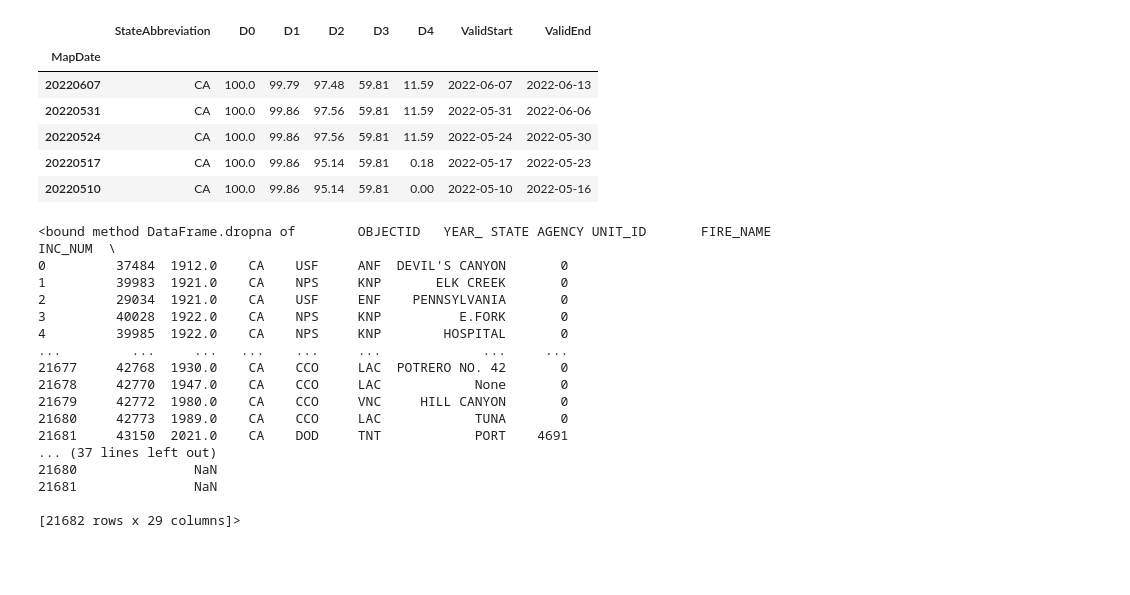
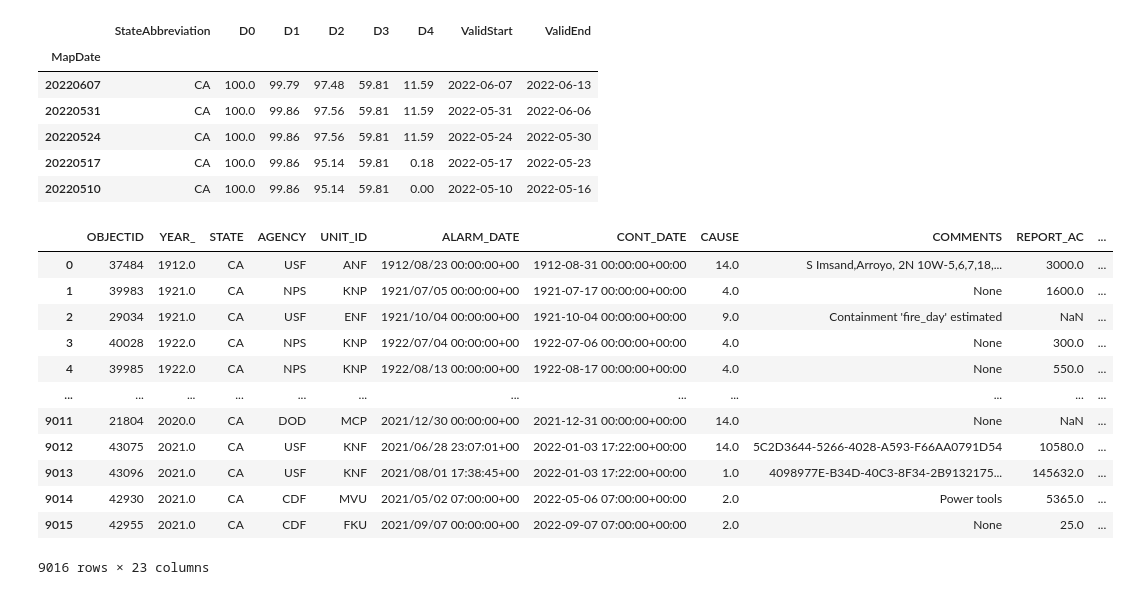
Before and after one commit to TimGannaway/DraughtFire, a Jupyter notebook: ETL_Example.ipynb, the cells around one changed output. Saved outputs shown, nothing was run; the diff lists cells and outputs as text; code cells hidden in the pictures; blank space fills up the shorter version.

```diff
--- a/ETL_Example.ipynb
+++ b/ETL_Example.ipynb
@@ -114,28 +86,23 @@ fire_drought_df = pd.merge(fire_df, drought_df, left_on=[])
 # %%
 conn = sqlite3.connect(":memory:")
 
-fire_df.to_sql("fire_df", conn, index=False)
-drought_df.to_sql("drought_df", conn, index=False)
-qry = "SELECT * FROM fire_df LEFT JOIN drought_df ON CONT_DATE >= ValidStart and CONT_DATE <= ValidEnd"
-tt = pd.read_sql_query(qry,conn)
+fire_transformed.to_sql("fire_transformed", conn, index=False)
+drought_transformed.to_sql("drought_transformed", conn, index=False)
+qry = "SELECT * FROM fire_transformed LEFT JOIN drought_transformed ON CONT_DATE >= ValidStart and CONT_DATE <= ValidEnd"
+drought_fire_df = pd.read_sql_query(qry,conn)
 # %%
-test = tt.dropna
-test
+drought_fire_df
 # %% [output]
+|  | OBJECTID | YEAR_ | STATE | AGENCY | UNIT_ID | ALARM_DATE | CONT_DATE | CAUSE | COMMENTS | REPORT_AC | ... |
+| 0 | 37484 | 1912.0 | CA | USF | ANF | 1912/08/23 00:00:00+00 | 1912-08-31 00:00:00+00:00 | 14.0 | S Imsand,Arroyo, 2N 10W-5,6,7,18,... | 3000.0 | ... |
+| 1 | 39983 | 1921.0 | CA | NPS | KNP | 1921/07/05 00:00:00+00 | 1921-07-17 00:00:00+00:00 | 4.0 | None | 1600.0 | ... |
+| 2 | 29034 | 1921.0 | CA | USF | ENF | 1921/10/04 00:00:00+00 | 1921-10-04 00:00:00+00:00 | 9.0 | Containment 'fire_day' estimated | NaN | ... |
+| 3 | 40028 | 1922.0 | CA | NPS | KNP | 1922/07/04 00:00:00+00 | 1922-07-06 00:00:00+00:00 | 4.0 | None | 300.0 | ... |
+| 4 | 39985 | 1922.0 | CA | NPS | KNP | 1922/08/13 00:00:00+00 | 1922-08-17 00:00:00+00:00 | 4.0 | None | 550.0 | ... |
+| ... | ... | ... | ... | ... | ... | ... | ... | ... | ... | ... | ... |
+| 9011 | 21804 | 2020.0 | CA | DOD | MCP | 2021/12/30 00:00:00+00 | 2021-12-31 00:00:00+00:00 | 14.0 | None | NaN | ... |
+| 9012 | 43075 | 2021.0 | CA | USF | KNF | 2021/06/28 23:07:01+00 | 2022-01-03 17:22:00+00:00 | 14.0 | 5C2D3644-5266-4028-A593-F66AA0791D54 | 10580.0 | ... |
+| 9013 | 43096 | 2021.0 | CA | USF | KNF | 2021/08/01 17:38:45+00 | 2022-01-03 17:22:00+00:00 | 1.0 | 4098977E-B34D-40C3-8F34-2B9132175... | 145632.0 | ... |
+| 9014 | 42930 | 2021.0 | CA | CDF | MVU | 2021/05/02 07:00:00+00 | 2022-05-06 07:00:00+00:00 | 2.0 | Power tools | 5365.0 | ... |
+| 9015 | 42955 | 2021.0 | CA | CDF | FKU | 2021/09/07 00:00:00+00 | 2022-09-07 07:00:00+00:00 | 2.0 | None | 25.0 | ... |
-<bound method DataFrame.dropna of        OBJECTID   YEAR_ STATE AGENCY UNIT_ID       FIRE_NAME INC_NUM  \
-0         37484  1912.0    CA    USF     ANF  DEVIL'S CANYON       0
-1         39983  1921.0    CA    NPS     KNP       ELK CREEK       0
-2         29034  1921.0    CA    USF     ENF    PENNSYLVANIA       0
-3         40028  1922.0    CA    NPS     KNP          E.FORK       0
-4         39985  1922.0    CA    NPS     KNP        HOSPITAL       0
-...         ...     ...   ...    ...     ...             ...     ...
-21677     42768  1930.0    CA    CCO     LAC  POTRERO NO. 42       0
-21678     42770  1947.0    CA    CCO     LAC            None       0
-21679     42772  1980.0    CA    CCO     VNC     HILL CANYON       0
-21680     42773  1989.0    CA    CCO     LAC            TUNA       0
-21681     43150  2021.0    CA    DOD     TNT            PORT    4691
-... (37 lines left out)
-21680               NaN
-21681               NaN
-
-[21682 rows x 29 columns]>
+9016 rows × 23 columns
```
Also changed, not shown: parts of 7 cells of this notebook.
